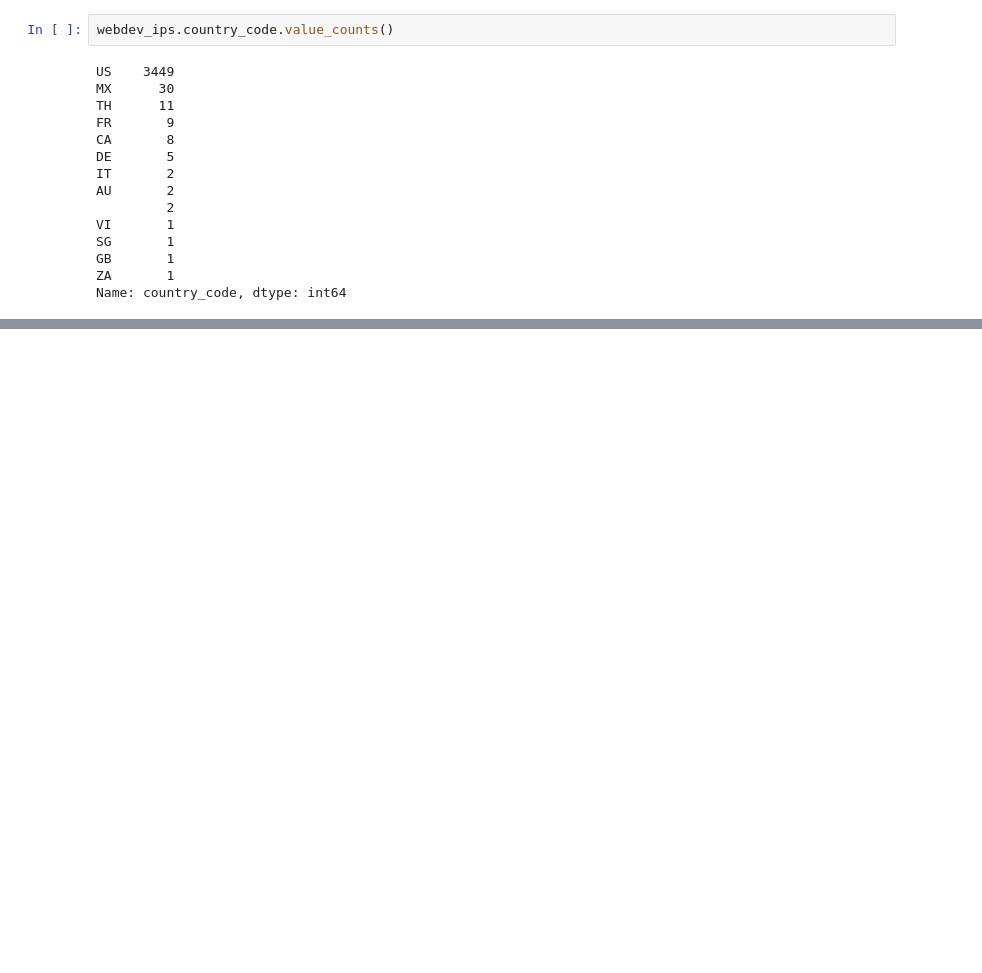
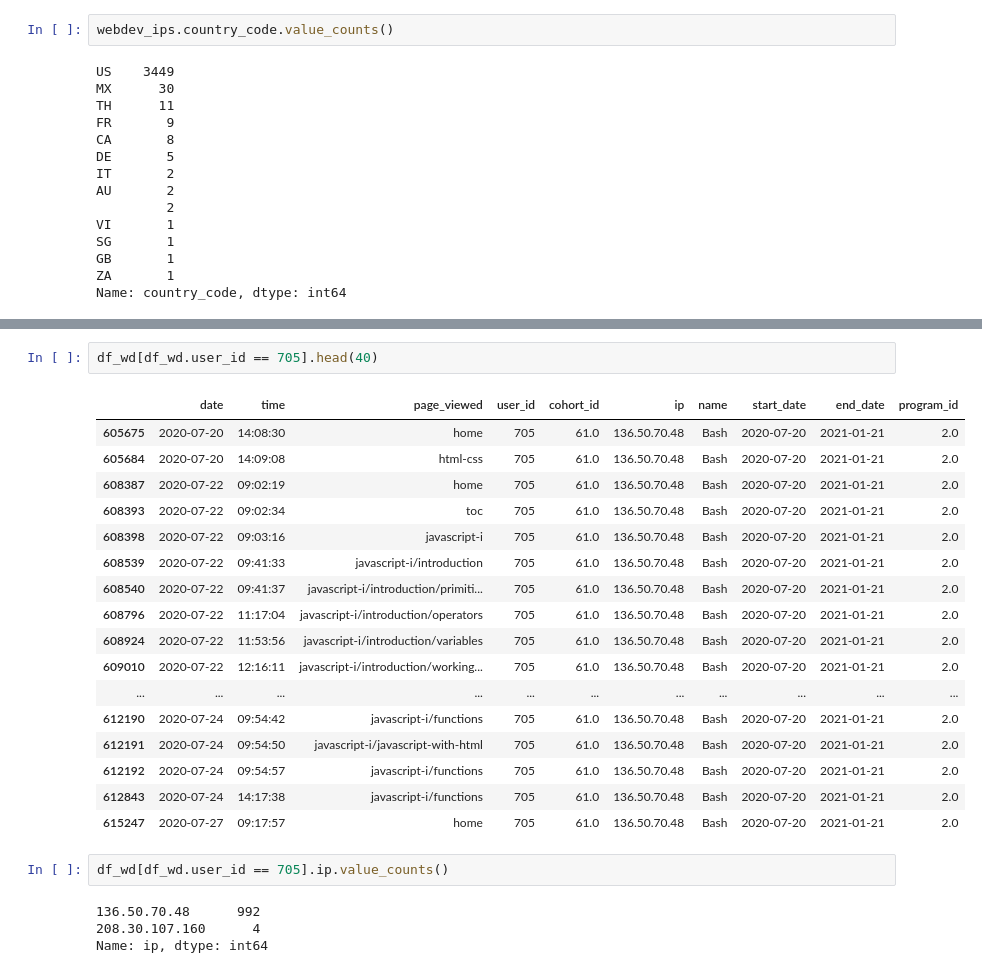
Before and after one commit to AI-Gomez/anomaly-detection-project, a Jupyter notebook: notebook.ipynb, the cells around one changed output, grey strips where cells are left out. Cells and saved outputs as stored; diff of their text form; blank space fills up the shorter version.

```diff
--- a/notebook.ipynb
+++ b/notebook.ipynb
@@ -1888,0 +2050,26 @@ Name: country_code, dtype: int64
+# %%
+df_wd[df_wd.user_id == 705].head(40)
+# %% [output]
+|  | date | time | page_viewed | user_id | cohort_id | ip | name | start_date | end_date | program_id |
+| 605675 | 2020-07-20 | 14:08:30 | home | 705 | 61.0 | 136.50.70.48 | Bash | 2020-07-20 | 2021-01-21 | 2.0 |
+| 605684 | 2020-07-20 | 14:09:08 | html-css | 705 | 61.0 | 136.50.70.48 | Bash | 2020-07-20 | 2021-01-21 | 2.0 |
+| 608387 | 2020-07-22 | 09:02:19 | home | 705 | 61.0 | 136.50.70.48 | Bash | 2020-07-20 | 2021-01-21 | 2.0 |
+| 608393 | 2020-07-22 | 09:02:34 | toc | 705 | 61.0 | 136.50.70.48 | Bash | 2020-07-20 | 2021-01-21 | 2.0 |
+| 608398 | 2020-07-22 | 09:03:16 | javascript-i | 705 | 61.0 | 136.50.70.48 | Bash | 2020-07-20 | 2021-01-21 | 2.0 |
+| 608539 | 2020-07-22 | 09:41:33 | javascript-i/introduction | 705 | 61.0 | 136.50.70.48 | Bash | 2020-07-20 | 2021-01-21 | 2.0 |
+| 608540 | 2020-07-22 | 09:41:37 | javascript-i/introduction/primiti... | 705 | 61.0 | 136.50.70.48 | Bash | 2020-07-20 | 2021-01-21 | 2.0 |
+| 608796 | 2020-07-22 | 11:17:04 | javascript-i/introduction/operators | 705 | 61.0 | 136.50.70.48 | Bash | 2020-07-20 | 2021-01-21 | 2.0 |
+| 608924 | 2020-07-22 | 11:53:56 | javascript-i/introduction/variables | 705 | 61.0 | 136.50.70.48 | Bash | 2020-07-20 | 2021-01-21 | 2.0 |
+| 609010 | 2020-07-22 | 12:16:11 | javascript-i/introduction/working... | 705 | 61.0 | 136.50.70.48 | Bash | 2020-07-20 | 2021-01-21 | 2.0 |
+| ... | ... | ... | ... | ... | ... | ... | ... | ... | ... | ... |
+| 612190 | 2020-07-24 | 09:54:42 | javascript-i/functions | 705 | 61.0 | 136.50.70.48 | Bash | 2020-07-20 | 2021-01-21 | 2.0 |
+| 612191 | 2020-07-24 | 09:54:50 | javascript-i/javascript-with-html | 705 | 61.0 | 136.50.70.48 | Bash | 2020-07-20 | 2021-01-21 | 2.0 |
+| 612192 | 2020-07-24 | 09:54:57 | javascript-i/functions | 705 | 61.0 | 136.50.70.48 | Bash | 2020-07-20 | 2021-01-21 | 2.0 |
+| 612843 | 2020-07-24 | 14:17:38 | javascript-i/functions | 705 | 61.0 | 136.50.70.48 | Bash | 2020-07-20 | 2021-01-21 | 2.0 |
+| 615247 | 2020-07-27 | 09:17:57 | home | 705 | 61.0 | 136.50.70.48 | Bash | 2020-07-20 | 2021-01-21 | 2.0 |
+# %%
+df_wd[df_wd.user_id == 705].ip.value_counts()
+# %% [output]
+136.50.70.48      992
+208.30.107.160      4
+Name: ip, dtype: int64
```
Also changed, not shown: parts of 28 cells of this notebook.
